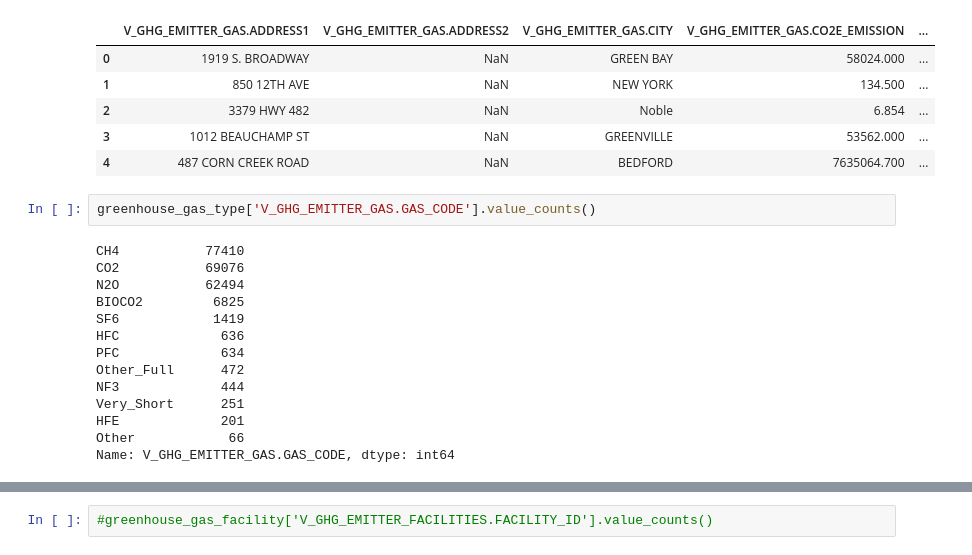
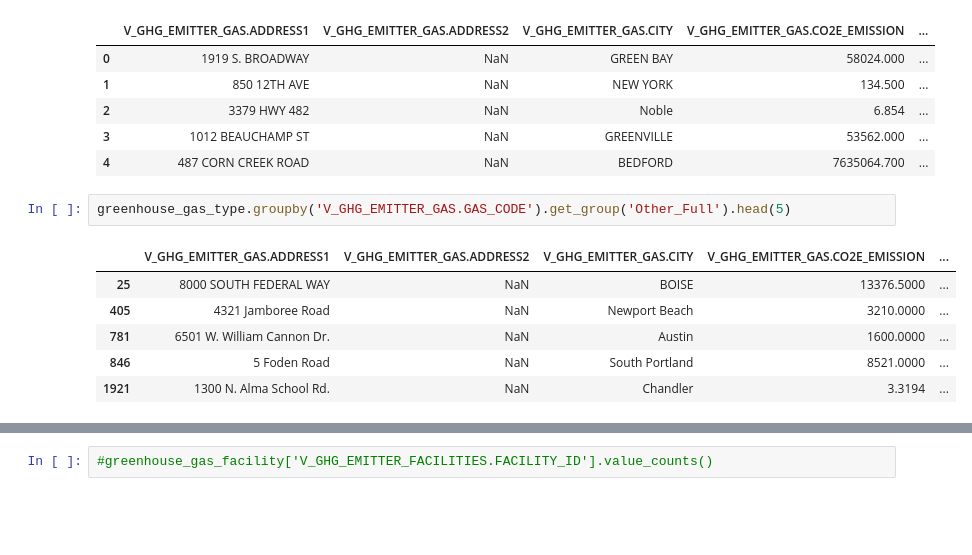
Before and after one commit to kalieknecht/data200-project, a Jupyter notebook: analysis/Analysis.ipynb, the cells around one changed output, grey strips where cells are left out. Cells and saved outputs as stored; diff of their text form; blank space fills up the shorter version.

```diff
--- a/analysis/Analysis.ipynb
+++ b/analysis/Analysis.ipynb
@@ -153,18 +110,11 @@ greenhouse_gas_type.head(5)
 | 3 | 1012 BEAUCHAMP ST | NaN | GREENVILLE | 53562.000 | ... |
 | 4 | 487 CORN CREEK ROAD | NaN | BEDFORD | 7635064.700 | ... |
 # %%
-greenhouse_gas_type['V_GHG_EMITTER_GAS.GAS_CODE'].value_counts()
+greenhouse_gas_type.groupby('V_GHG_EMITTER_GAS.GAS_CODE').get_group('Other_Full').head(5)
 # %% [output]
-CH4           77410
-CO2           69076
-N2O           62494
-BIOCO2         6825
-SF6            1419
-HFC             636
-PFC             634
-Other_Full      472
-NF3             444
-Very_Short      251
-HFE             201
-Other            66
-Name: V_GHG_EMITTER_GAS.GAS_CODE, dtype: int64
+|  | V_GHG_EMITTER_GAS.ADDRESS1 | V_GHG_EMITTER_GAS.ADDRESS2 | V_GHG_EMITTER_GAS.CITY | V_GHG_EMITTER_GAS.CO2E_EMISSION | ... |
+| 25 | 8000 SOUTH FEDERAL WAY | NaN | BOISE | 13376.5000 | ... |
+| 405 | 4321 Jamboree Road | NaN | Newport Beach | 3210.0000 | ... |
+| 781 | 6501 W. William Cannon Dr. | NaN | Austin | 1600.0000 | ... |
+| 846 | 5 Foden Road | NaN | South Portland | 8521.0000 | ... |
+| 1921 | 1300 N. Alma School Rd. | NaN | Chandler | 3.3194 | ... |
```
Also changed, not shown: parts of 31 cells of this notebook.
